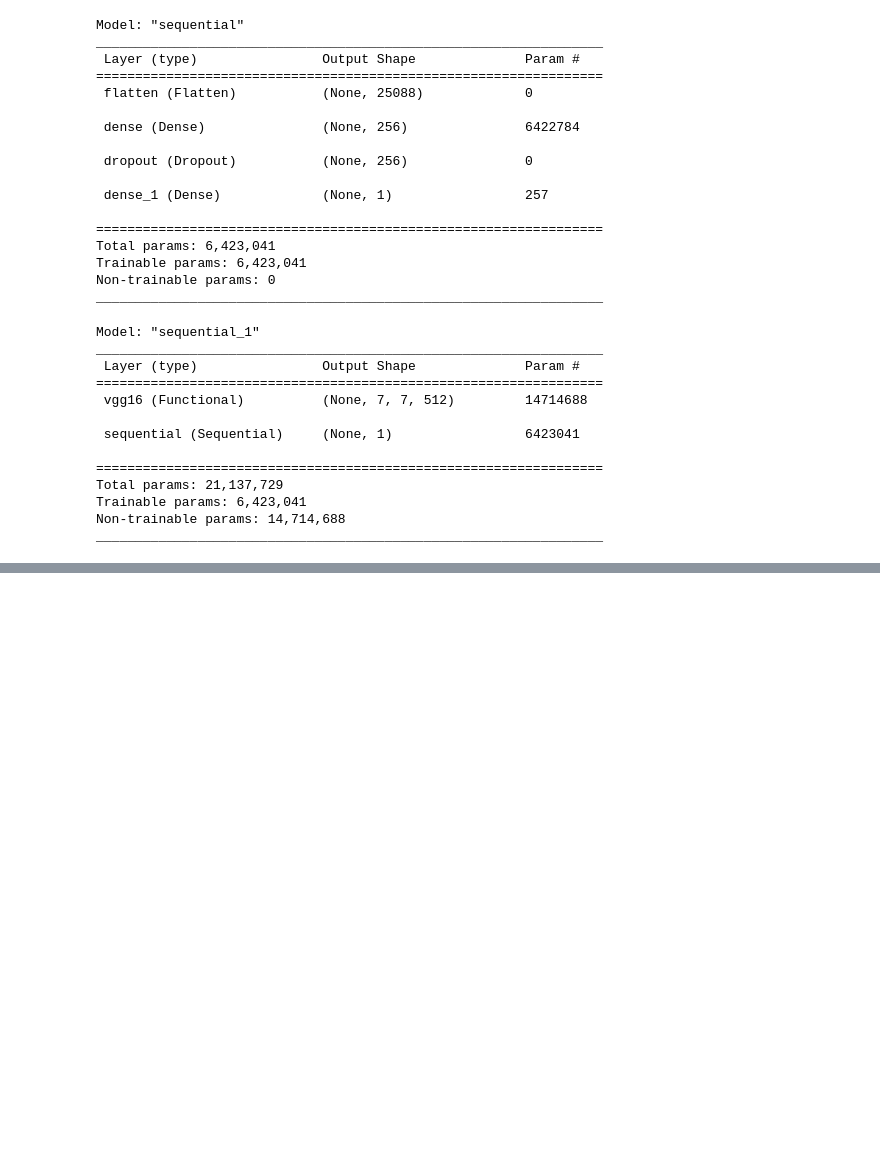
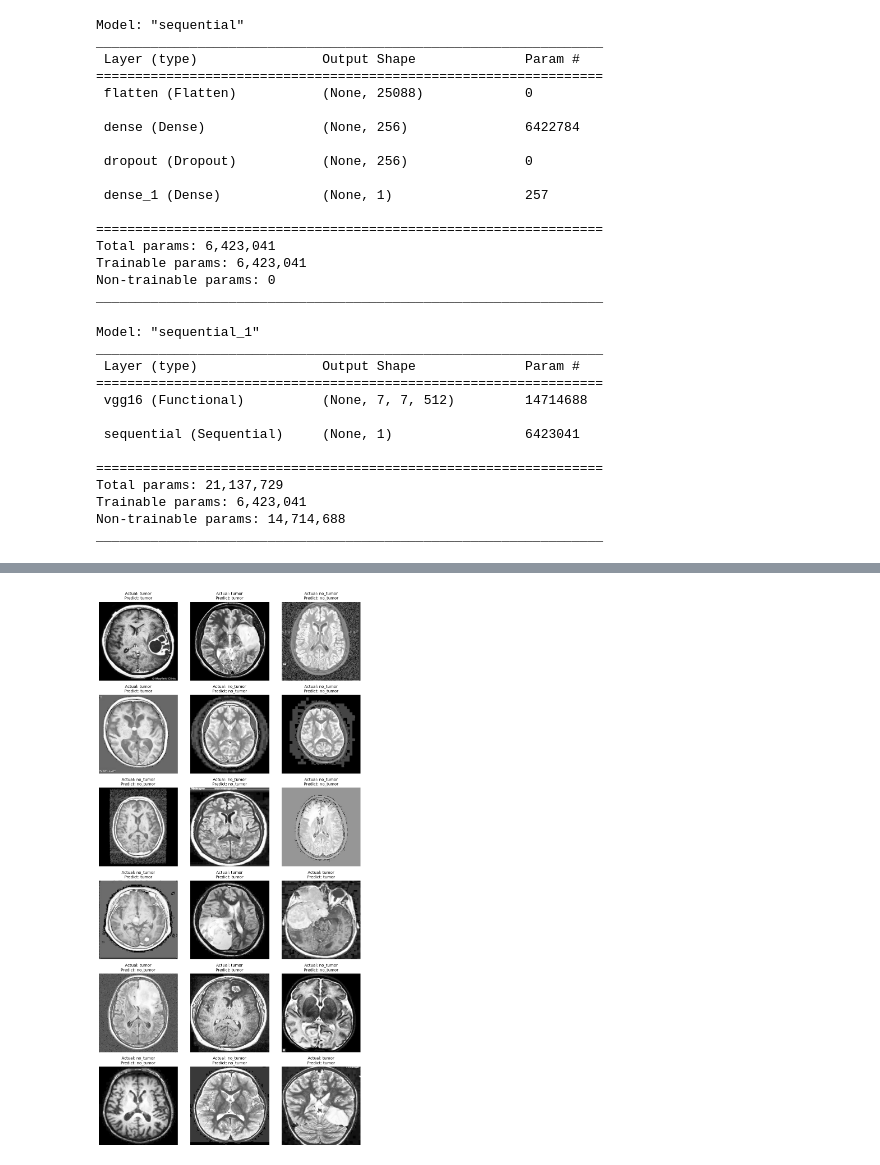
Before and after one commit to tkvngan/DeepLearning_for_BrainTumorDetection, a Jupyter notebook: notebooks/02_supervised_learning-VGG.ipynb, the cells around one changed output, grey strips where cells are left out. Drawn from its saved outputs; the diff is of its cells as text; code cells hidden in the pictures; blank space fills up the shorter version.

```diff
--- a/notebooks/02_supervised_learning-VGG.ipynb
+++ b/notebooks/02_supervised_learning-VGG.ipynb
@@ -184,3 +195,42 @@ plt.show()
 # %%
 # Save the model
 model.save("VGG_CNN_model.h5")
+# %%
+# Generate predictions
+y_pred = model.predict(test_data)
+y_pred_classes = (y_pred > 0.5).astype(int).flatten()  # Convert to binary class (0 or 1)
+
+# Plot images with actual and predicted labels
+fig, axes = plt.subplots(nrows=6, ncols=3, figsize=(10, 20))
+index = 0
+
+for image, label in test_data.unbatch():
+    if index >= 18:  # Stop after displaying 18 images
+        break
+
+    # Convert image tensor to numpy array
+    image = image.numpy().squeeze()  # Remove extra dimensions if grayscale
+    label = int(label.numpy().item())  # ✅ Extract scalar value properly
+
+    # Access the current subplot
+    ax = axes.flat[index]
+
+    # Display the image
+    if image.ndim == 2:  # If grayscale
+        ax.imshow(image, cmap='gray')
+    else:  # If RGB
+        ax.imshow(image.astype("uint8"))
+
+    # Get actual and predicted class names
+    actual_class = class_names[label]
+    predicted_class = class_names[y_pred_classes[index]]
+
+    # Set title and remove axis
+    ax.set_title(f'Actual: {actual_class}\nPredict: {predicted_class}', fontsize=10)
+    ax.axis('off')
+
+    index += 1  # Move to the next subplot
+
+plt.tight_layout()
+plt.show()
+# %% [output]
@@ -186,0 +238 @@ model.save("VGG_CNN_model.h5")
+[figure, added]
```
Also changed, not shown: parts of 10 cells of this notebook.
